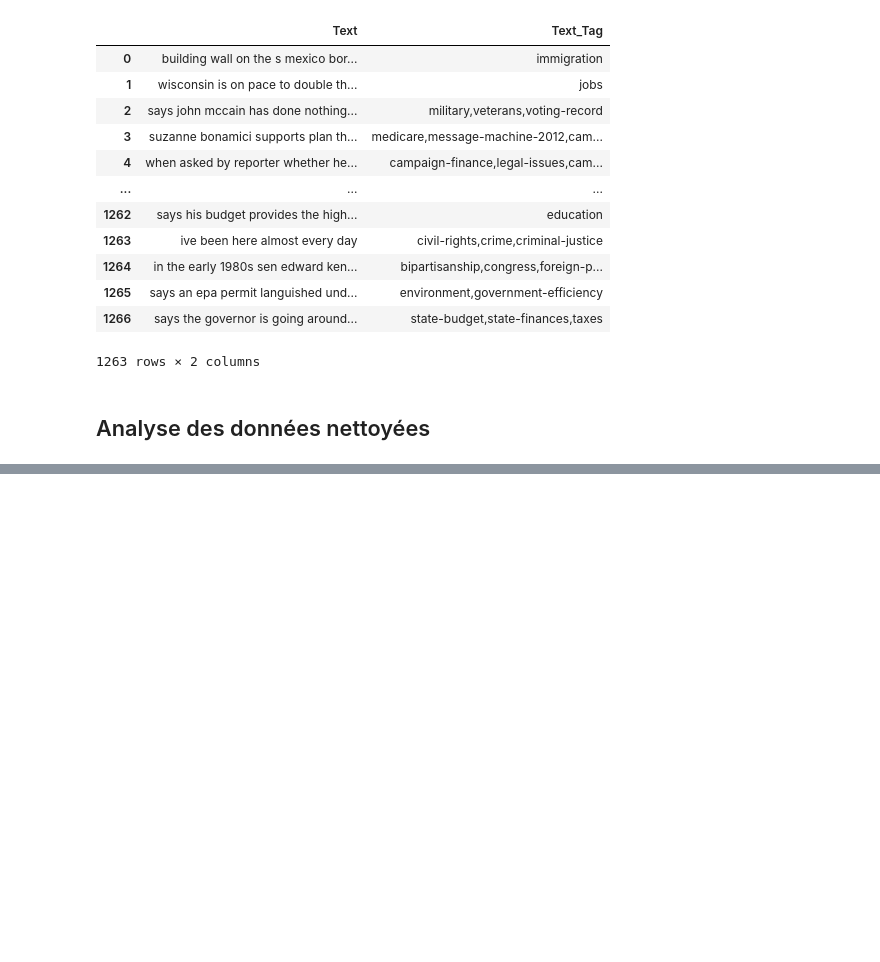
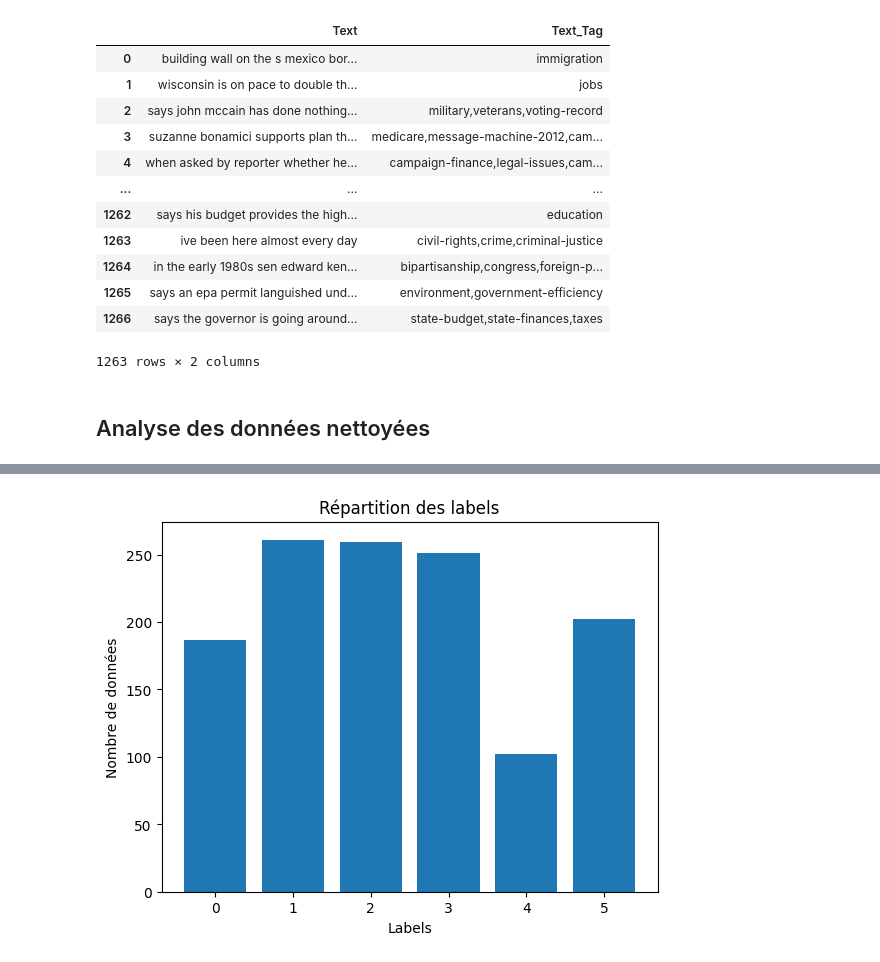
Before and after one commit to Harsisis/MachineLearning_TP, a Jupyter notebook: machineLearning/TP4/main.ipynb, the cells around one changed output, grey strips where cells are left out. Drawn from its saved outputs; the diff is of its cells as text; code cells hidden in the pictures; blank space fills up the shorter version.

```diff
--- a/machineLearning/TP4/main.ipynb
+++ b/machineLearning/TP4/main.ipynb
@@ -126,0 +140,3 @@ Nombre de mots uniques dans les données de train : 4299
+# %%
+counts_labels = df_train['Labels'].value_counts()
+counts_labels
@@ -126,0 +152,8 @@ Nombre de mots uniques dans les données de train : 4299
+# %%
+plt.bar(counts_labels.index, counts_labels.values)
+plt.xlabel('Labels')
+plt.ylabel('Nombre de données')
+plt.title('Répartition des labels')
+plt.show()
+# %% [output]
+[figure, added]
```
Also changed, not shown: parts of 8 cells of this notebook.
